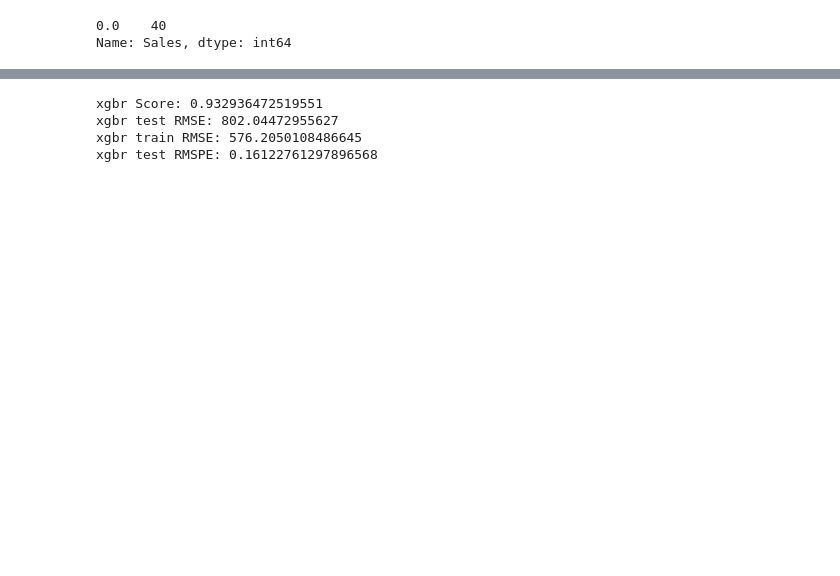
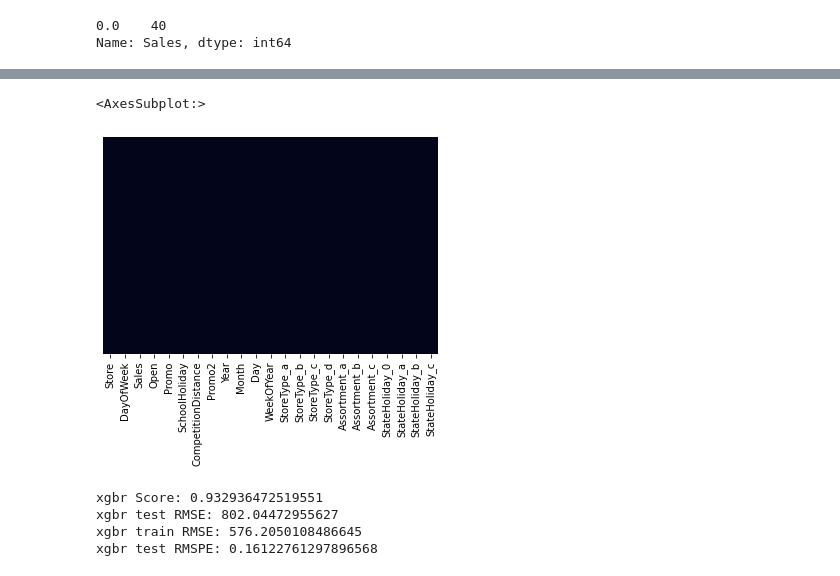
Before and after one commit to jakobatgithub/minicomp-rossman, a Jupyter notebook: Jakob.ipynb, the cells around one changed output, grey strips where cells are left out. Drawn from its saved outputs; the diff is of its cells as text; code cells hidden in the pictures; blank space fills up the shorter version.

```diff
--- a/Jakob.ipynb
+++ b/Jakob.ipynb
@@ -97,3 +110,9 @@ numeric_data.shape: (438993, 23)
+# %%
+#check viusally for nan values
+sns.heatmap(data.isnull(), yticklabels= False, cbar= False)
+# %% [output]
+<AxesSubplot:>
+[figure, added]
 # %%
 #XGBoost regression
 #set up xgb regressor
```
Also changed, not shown: parts of 10 cells of this notebook.
